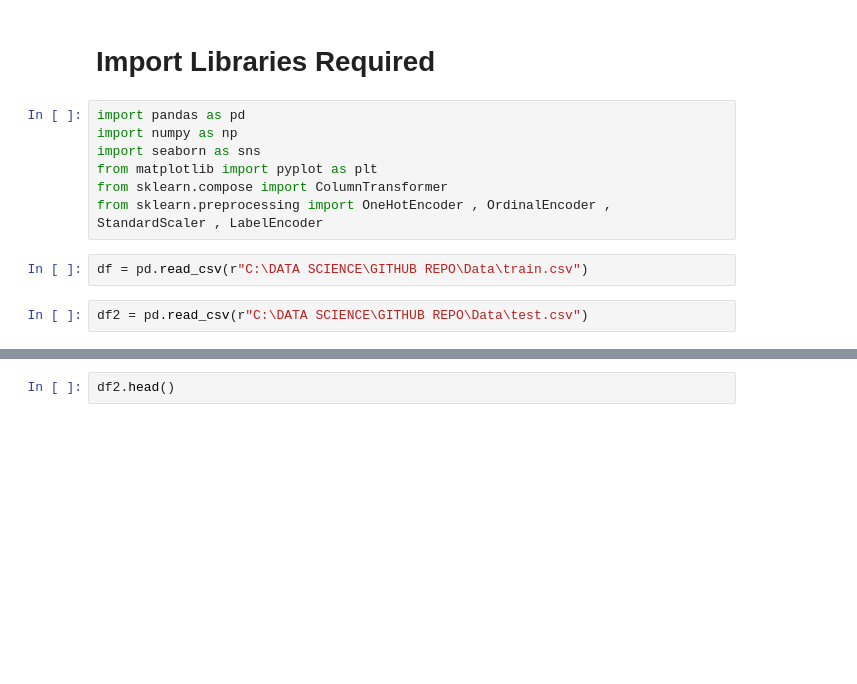
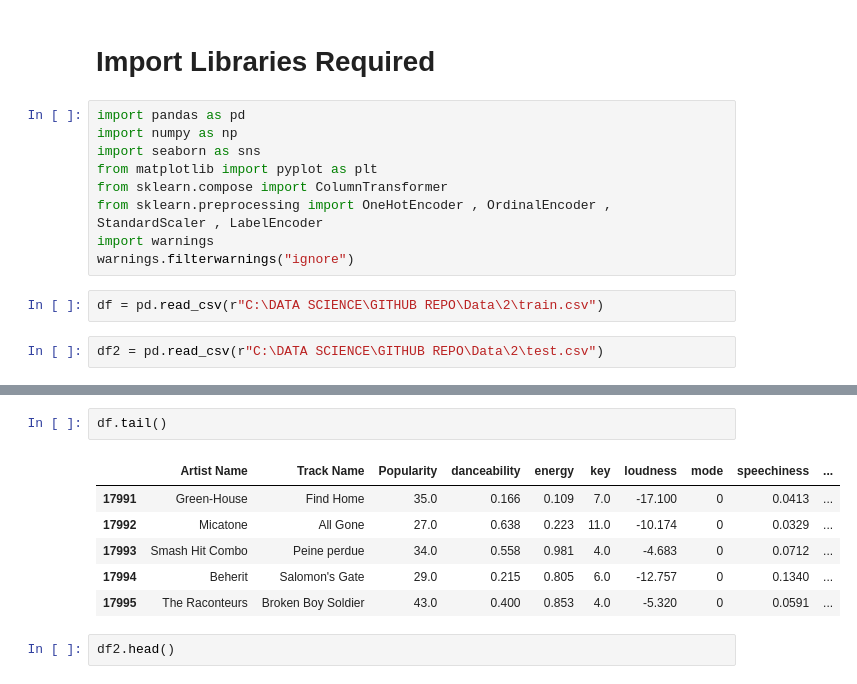
Before and after one commit to Aman-Darrell/Data-Science, a Jupyter notebook: Genre Classification.ipynb, the cells around one changed output, grey strips where cells are left out. Cells and saved outputs as stored; diff of their text form; blank space fills up the shorter version.

```diff
--- a/Genre Classification.ipynb
+++ b/Genre Classification.ipynb
@@ -7,10 +7,12 @@ import seaborn as sns
 from matplotlib import pyplot as plt
 from sklearn.compose import ColumnTransformer
 from sklearn.preprocessing import OneHotEncoder , OrdinalEncoder , StandardScaler , LabelEncoder
+import warnings
+warnings.filterwarnings("ignore")
 # %%
-df = pd.read_csv(r"C:\DATA SCIENCE\GITHUB REPO\Data\train.csv")
+df = pd.read_csv(r"C:\DATA SCIENCE\GITHUB REPO\Data\2\train.csv")
 # %%
-df2 = pd.read_csv(r"C:\DATA SCIENCE\GITHUB REPO\Data\test.csv")
+df2 = pd.read_csv(r"C:\DATA SCIENCE\GITHUB REPO\Data\2\test.csv")
 # %%
 df.head()
 # %% [output]
@@ -20,6 +22,15 @@ df.head()
 | 2 | The Raincoats | No Side to Fall In | 35.0 | 0.434 | 0.614 | 6.0 | -8.334 | 1 | 0.0525 | ... |
 | 3 | Deno | Lingo (feat. J.I & Chunkz) | 66.0 | 0.853 | 0.597 | 10.0 | -6.528 | 0 | 0.0555 | ... |
 | 4 | Red Hot Chili Peppers | Nobody Weird Like Me - Remastered | 53.0 | 0.167 | 0.975 | 2.0 | -4.279 | 1 | 0.2160 | ... |
+# %%
+df.tail()
+# %% [output]
+|  | Artist Name | Track Name | Popularity | danceability | energy | key | loudness | mode | speechiness | ... |
+| 17991 | Green-House | Find Home | 35.0 | 0.166 | 0.109 | 7.0 | -17.100 | 0 | 0.0413 | ... |
+| 17992 | Micatone | All Gone | 27.0 | 0.638 | 0.223 | 11.0 | -10.174 | 0 | 0.0329 | ... |
+| 17993 | Smash Hit Combo | Peine perdue | 34.0 | 0.558 | 0.981 | 4.0 | -4.683 | 0 | 0.0712 | ... |
+| 17994 | Beherit | Salomon's Gate | 29.0 | 0.215 | 0.805 | 6.0 | -12.757 | 0 | 0.1340 | ... |
+| 17995 | The Raconteurs | Broken Boy Soldier | 43.0 | 0.400 | 0.853 | 4.0 | -5.320 | 0 | 0.0591 | ... |
 # %%
 df2.head()
 # %% [output]
```
